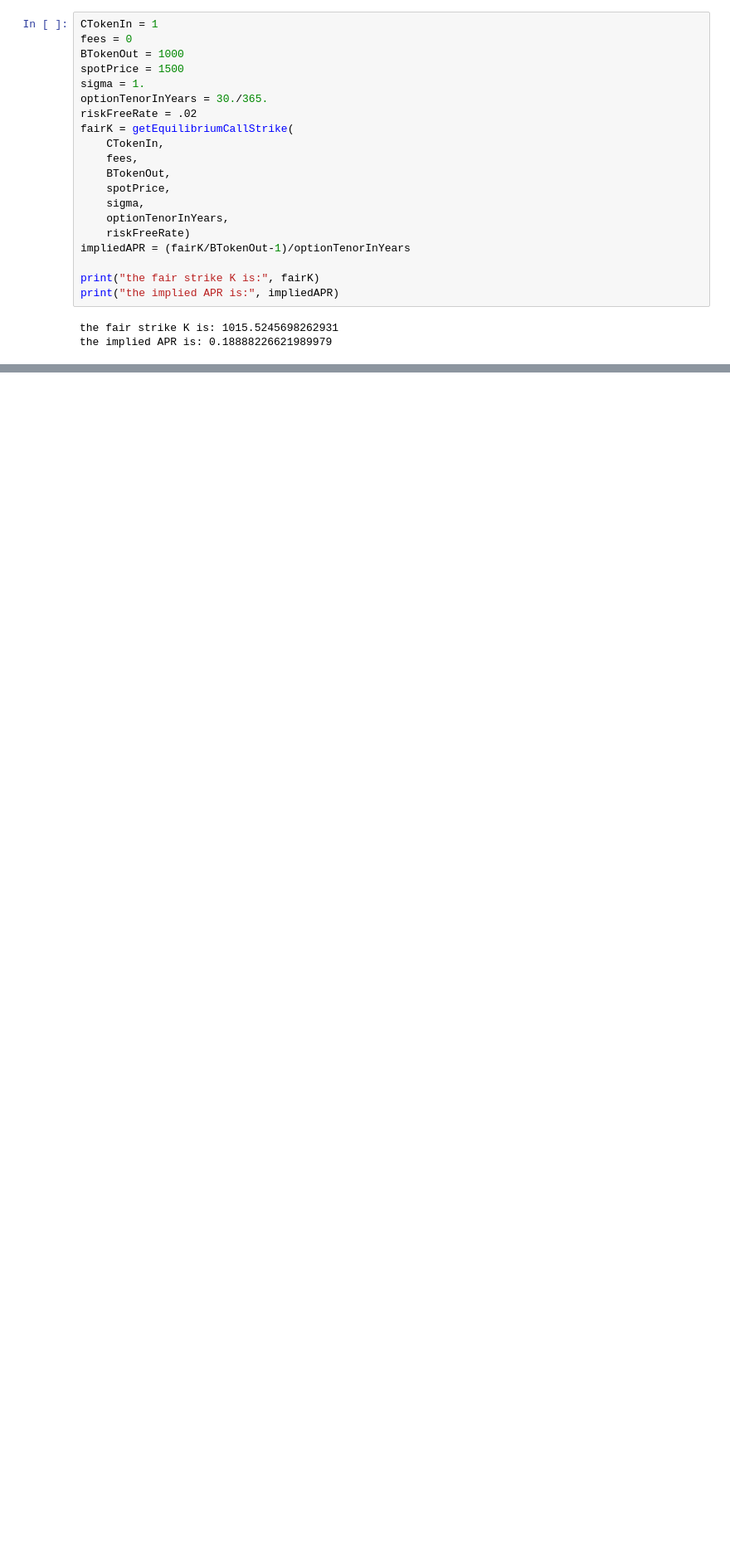
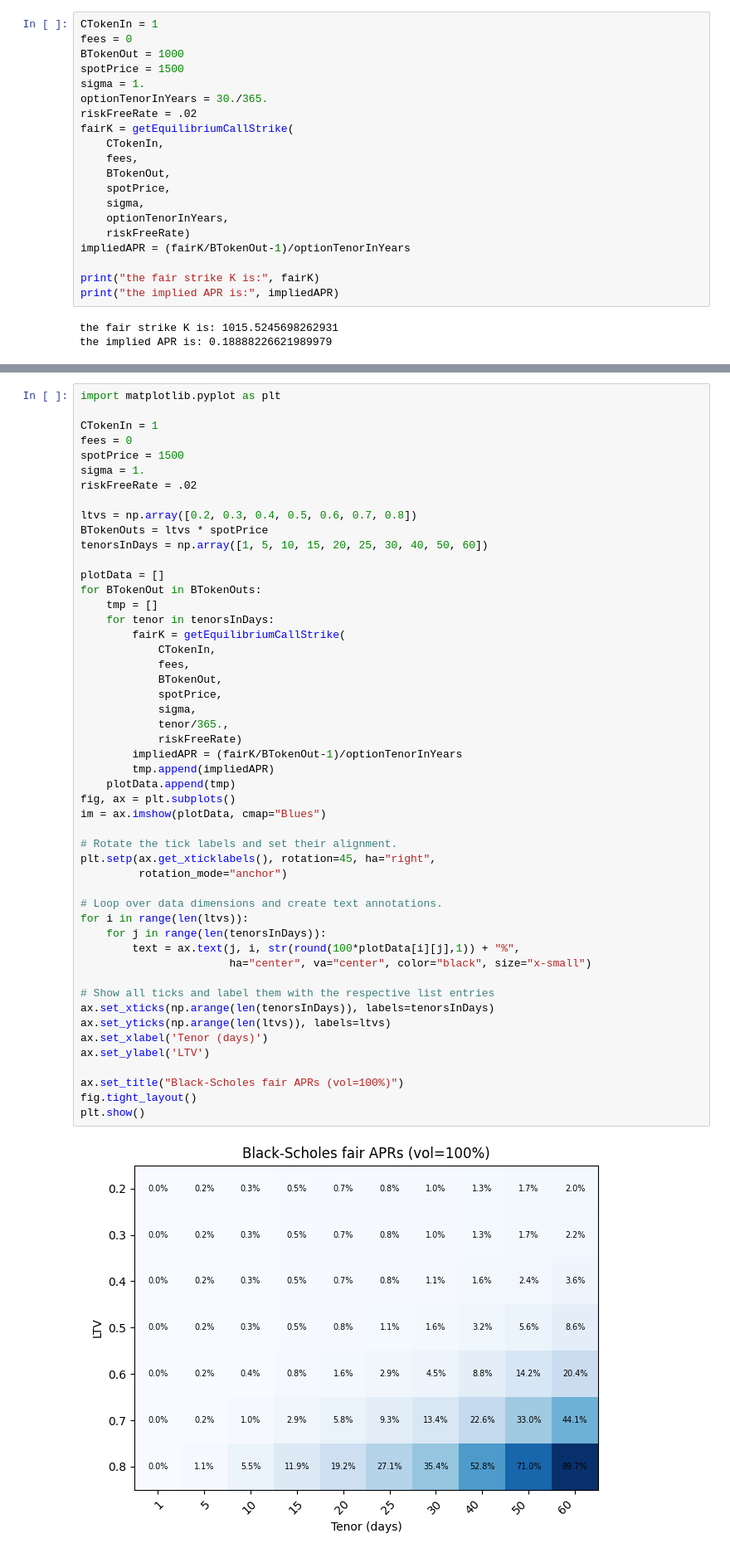
Before and after one commit to mysofinance/notebooks, a Jupyter notebook: notebook.ipynb, the cells around one changed output, grey strips where cells are left out. Shown: that part at 83% size. Drawn from its saved outputs; the diff is of its cells as text; blank space fills up the shorter version.

Commit message:
fixed typos, added heatmap

```diff
--- a/notebook.ipynb
+++ b/notebook.ipynb
@@ -166,0 +169,52 @@ So we can see that the fair strike $K^* = \$ 1015.5$ as well as the implied $APR
+# %%
+import matplotlib.pyplot as plt
+
+CTokenIn = 1
+fees = 0
+spotPrice = 1500
+sigma = 1.
+riskFreeRate = .02
+
+ltvs = np.array([0.2, 0.3, 0.4, 0.5, 0.6, 0.7, 0.8])
+BTokenOuts = ltvs * spotPrice
+tenorsInDays = np.array([1, 5, 10, 15, 20, 25, 30, 40, 50, 60])
+
+plotData = []
+for BTokenOut in BTokenOuts:
+    tmp = []
+    for tenor in tenorsInDays:
+        fairK = getEquilibriumCallStrike(
+            CTokenIn,
+            fees,
+            BTokenOut,
+            spotPrice,
+            sigma,
+            tenor/365.,
+            riskFreeRate)
+        impliedAPR = (fairK/BTokenOut-1)/optionTenorInYears
+        tmp.append(impliedAPR)
+    plotData.append(tmp)
+fig, ax = plt.subplots()
+im = ax.imshow(plotData, cmap="Blues")
+
+# Rotate the tick labels and set their alignment.
+plt.setp(ax.get_xticklabels(), rotation=45, ha="right",
+         rotation_mode="anchor")
+
+# Loop over data dimensions and create text annotations.
+for i in range(len(ltvs)):
+    for j in range(len(tenorsInDays)):
+        text = ax.text(j, i, str(round(100*plotData[i][j],1)) + "%",
+                       ha="center", va="center", color="black", size="x-small")
+
+# Show all ticks and label them with the respective list entries
+ax.set_xticks(np.arange(len(tenorsInDays)), labels=tenorsInDays)
+ax.set_yticks(np.arange(len(ltvs)), labels=ltvs)
+ax.set_xlabel('Tenor (days)')
+ax.set_ylabel('LTV')
+
+ax.set_title("Black-Scholes fair APRs (vol=100%)")
+fig.tight_layout()
+plt.show()
+# %% [output]
+[figure, added]
```
Also changed, not shown: parts of 9 cells of this notebook.
